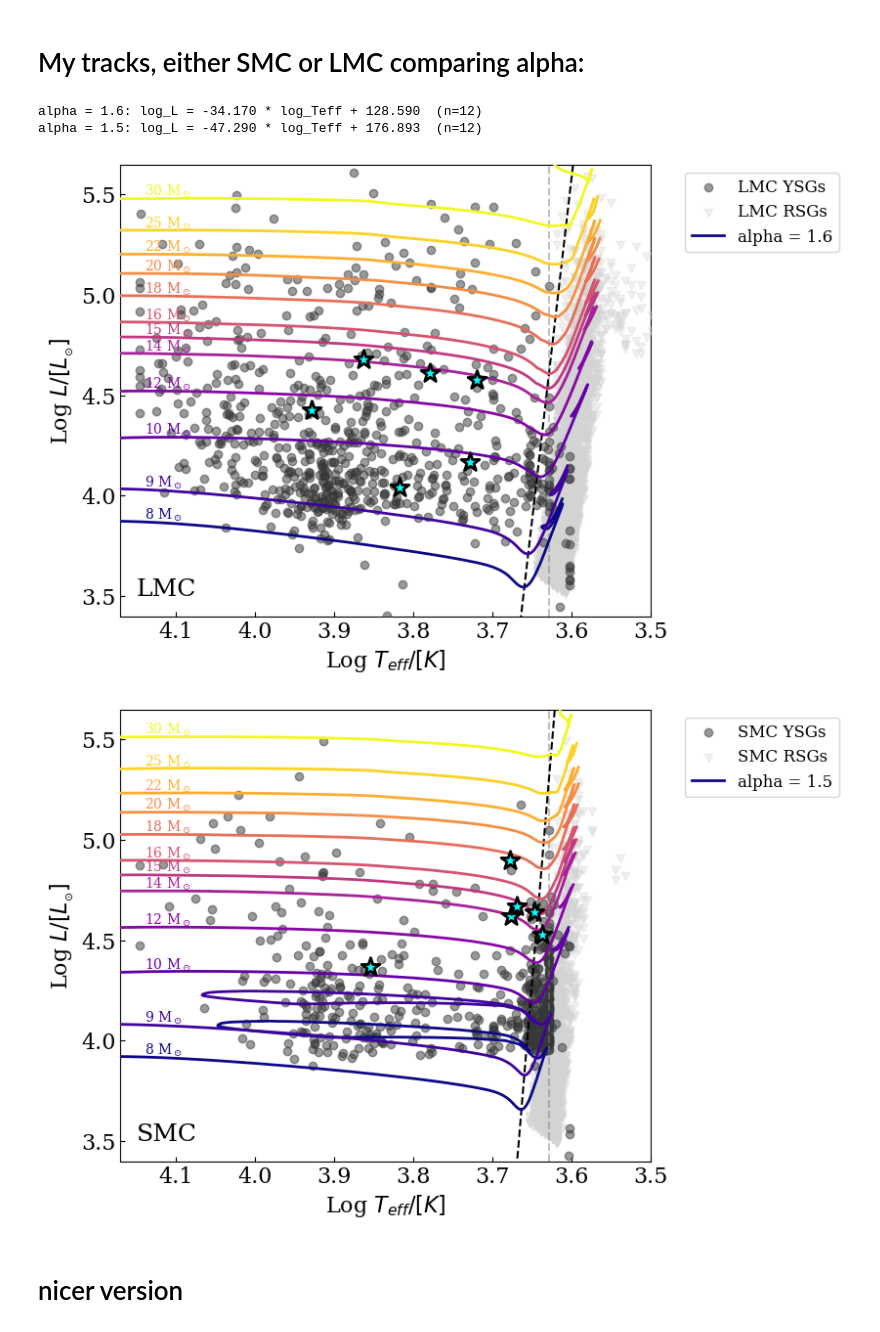
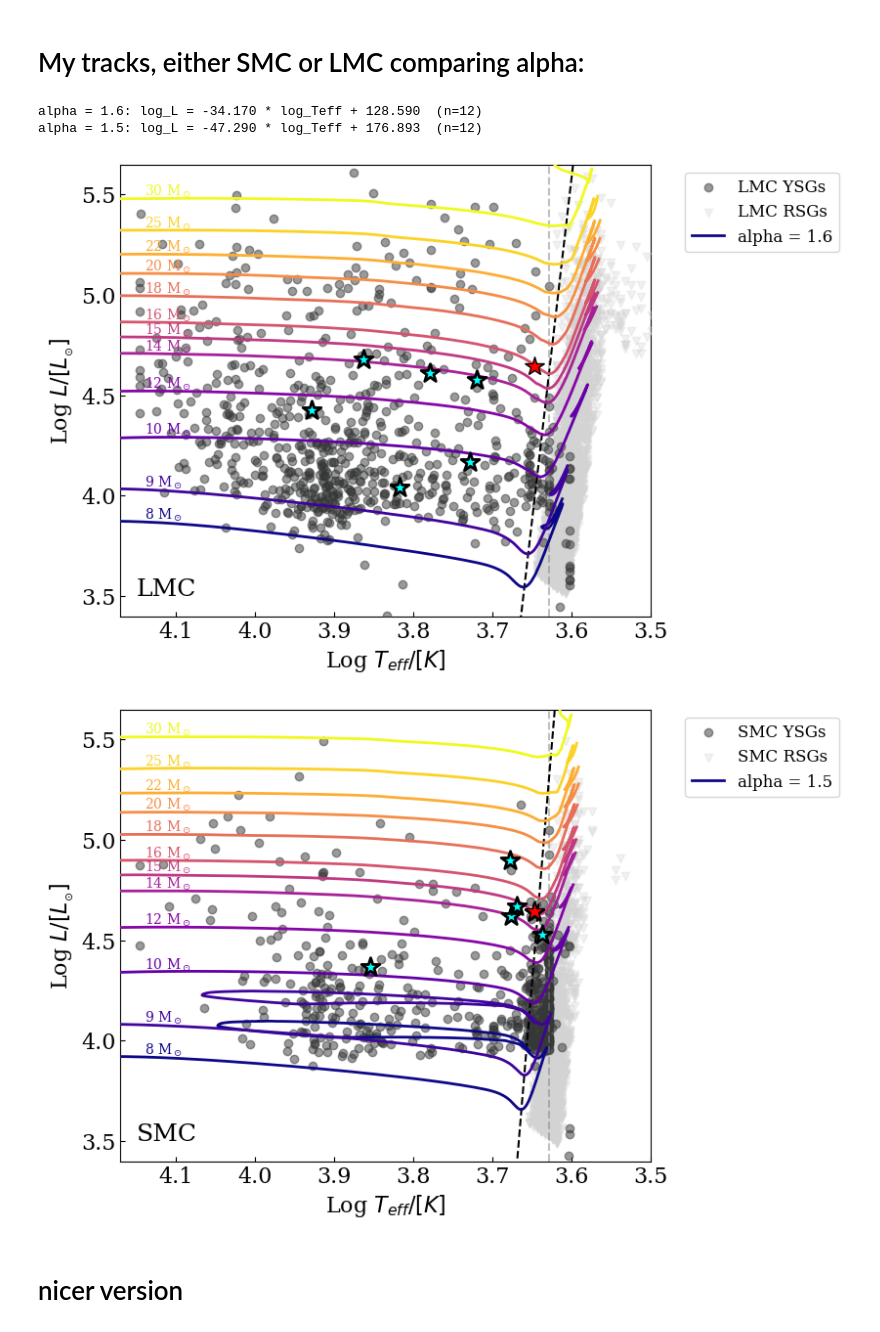
Before and after one commit to skbowes/partially-stripped-ysgs, a Jupyter notebook: T_cut.ipynb, the cells around one changed output. Saved outputs shown, nothing was run; the diff lists cells and outputs as text; code cells hidden in the pictures.

```diff
--- a/T_cut.ipynb
+++ b/T_cut.ipynb
@@ -28,5 +29,4 @@ from archived_code.extras.alternate_scripts_for_feb_sept_lcs.metrics_feb26 impor
 # %%
-stats = pd.read_csv('./summary_results08182026.csv')
 stats = pd.read_csv('./summary_results10202026.csv')
 df_smc = stats[stats['RA'] < 40]
 df_lmc = stats[stats['RA'] > 40]
@@ -66,35 +66,3 @@ def truncate_colormap(cmap, minval=0.0, maxval=1.0, n=100):
         cmap(np.linspace(minval, maxval, n))
     )
     return new_cmap
-# %%
-# loading in evolutionary models
-eep_directory_lmc = '../MIST_models_LMC_v2.5/'
-evol_files_lmc = glob.glob(f'{eep_directory_lmc}*.track.*')
-# order files by mass
-evol_files_lmc = sorted(evol_files_lmc, key=lambda x: float(x.split('/')[-1].split('M')[0]))
-print(evol_files_lmc)
-
-# loading in evolutionary models
-eep_directory_smc = '../MIST_models_SMC_v2.5/'
-evol_files_smc = glob.glob(f'{eep_directory_smc}*.track.*')
-# order files by mass
-evol_files_smc = sorted(evol_files_smc, key=lambda x: float(x.split('/')[-1].split('M')[0]))
-print(evol_files_smc)
-
-def Open_File(file_name):
-    # Get the column names
-    row = open(file_name, 'r').readlines()
-    # It's the last comment in the file so get all the comments
-    comments = [x for x in row if '#' in x  ]
-    # Split the last row into individual keys, exclude the '#'
-    columns = comments[-1].split()[1:]
-    # Strip any blank spaces
-    columns = [x.strip(' ') for x in columns]
-    # Read in as pandas dataframe
-    df = pd.read_csv(file_name, comment='#',names = columns,delimiter='\\s+')
-    return df
-
-df = Open_File(evol_files_lmc[0])
-
-# Show the first few rows to check that everything looks okay
-df.head()
@@ -920,34 +213,35 @@ def plot_evoltracks_tcut(LMC=True):
                 marker="*",
                 s=200,
                 c="cyan",
                 linewidths=2.0,
                 edgecolors="black",
                 zorder=100,
                 )
+    ax.plot(stats.loc[1011, "logT"], stats.loc[1011, "logL"], marker="*", markersize=15, color="red", markeredgecolor="black", label="Proposed Candidate", zorder=100)
 
     logT_min=3.5
     logT_max=3.7
     # ax.axvspan(logT_min, logT_max, color='gray', alpha=0.1, zorder=0)
     ax.set_ylim(3.4, 5.65)
     ax.set_xlim(3.5, 4.17)
     ax.invert_xaxis()
     # ax.set_xlim(4.33, 3.55)
     # ax.set_ylim(3.42, 5.55)
     ax.tick_params(axis='both', direction='in', labelsize=16)
     ax.set_xlabel('Log $T_{eff}/[K]$', fontsize=16)
     ax.set_ylabel('Log $L/[L_{_{\\odot}}]$', fontsize=16)
     ax.text(4.15, 3.5, f"{file_dir}", fontsize=18, color='k')
     # create legend
     ax.legend([f'{file_dir} YSGs', f'{file_dir} RSGs', f'alpha = {alpha}'], bbox_to_anchor=(1.05, 1), loc='upper left', fontsize=12)
     # plt.savefig('./figs/hr_diagrams/plot_SMC_minL_fit_mytracks_nonsolar.png', dpi=600, bbox_inches='tight')
     plt.savefig(f'./figs/jared_figs/plot_{file_dir}_minL_fit_mytracks_nonsolar_alpha{alpha}.png', dpi=300, bbox_inches='tight')
 
 plot_evoltracks_tcut(LMC=True)
 plot_evoltracks_tcut(LMC=False)
 # %% [output]
 alpha = 1.6: log_L = -34.170 * log_Teff + 128.590  (n=12)
 alpha = 1.5: log_L = -47.290 * log_Teff + 176.893  (n=12)
-[figure, old version]
+[figure, new version]
 [figure]
 # %% [markdown]
 # nicer version
```
Also changed, not shown: parts of 21 cells of this notebook, 14 other files.
